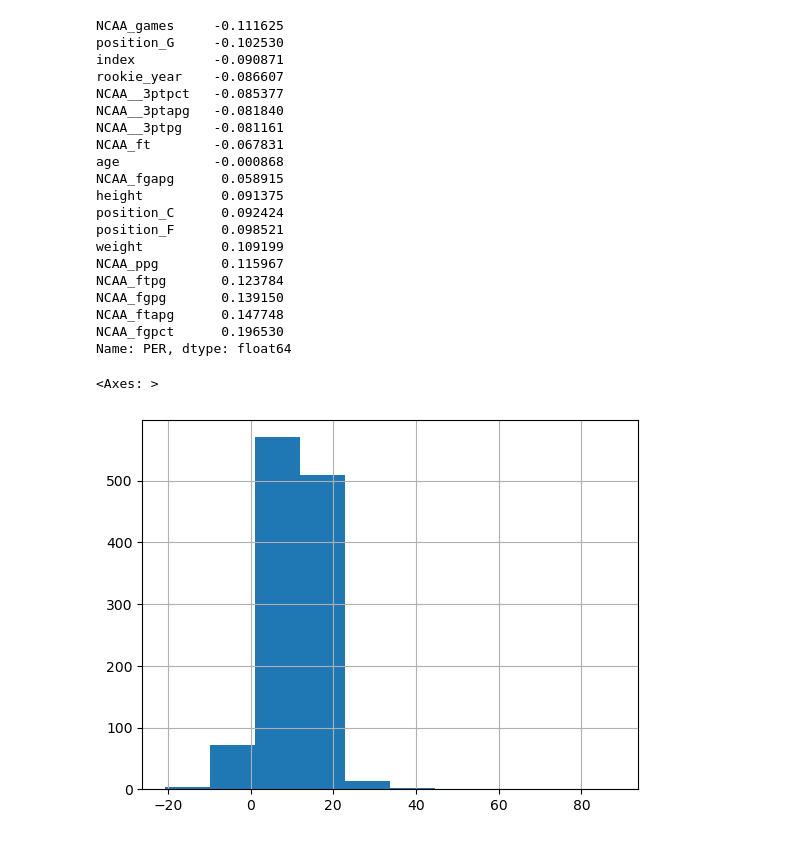
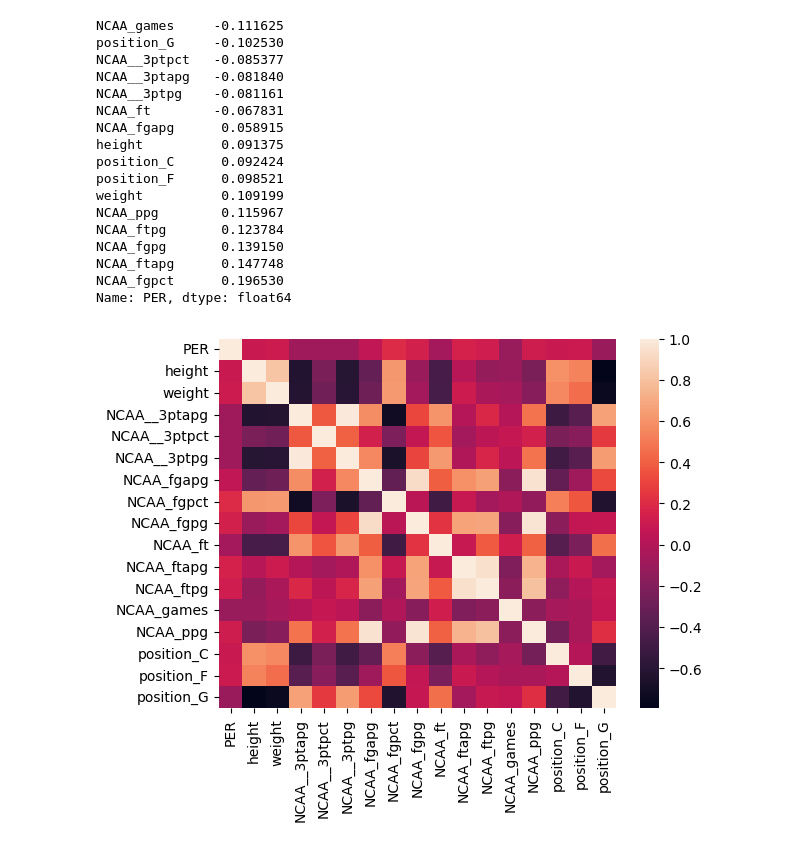
Before and after one commit to mattietoll/ISYE6740-Final-Project, a Jupyter notebook: new_analysis.ipynb, the cells around one changed output. Saved outputs shown, nothing was run; the diff lists cells and outputs as text; code cells hidden in the pictures.

```diff
--- a/new_analysis.ipynb
+++ b/new_analysis.ipynb
@@ -80,32 +143,26 @@ data['position_G']=positions['G']+positions['F-G']+positions['G-F']
 # %%
 #potential relationships with target variable
-numeric = data.drop(['name', 'college', 'position'],axis=1)
+
 c = numeric.corr()
+sns.heatmap(c)
 c['PER'].sort_values()[:-1]
 # %% [output]
 NCAA_games     -0.111625
 position_G     -0.102530
-index          -0.090871
-rookie_year    -0.086607
 NCAA__3ptpct   -0.085377
 NCAA__3ptapg   -0.081840
 NCAA__3ptpg    -0.081161
 NCAA_ft        -0.067831
-age            -0.000868
 NCAA_fgapg      0.058915
 height          0.091375
 position_C      0.092424
 position_F      0.098521
 weight          0.109199
 NCAA_ppg        0.115967
 NCAA_ftpg       0.123784
 NCAA_fgpg       0.139150
 NCAA_ftapg      0.147748
 NCAA_fgpct      0.196530
 Name: PER, dtype: float64
+[figure, added]
-# %%
-data['PER'].hist()
-# %% [output]
-<Axes: >
-[figure, removed]
 # %%
```
Also changed, not shown: parts of 43 cells of this notebook.
